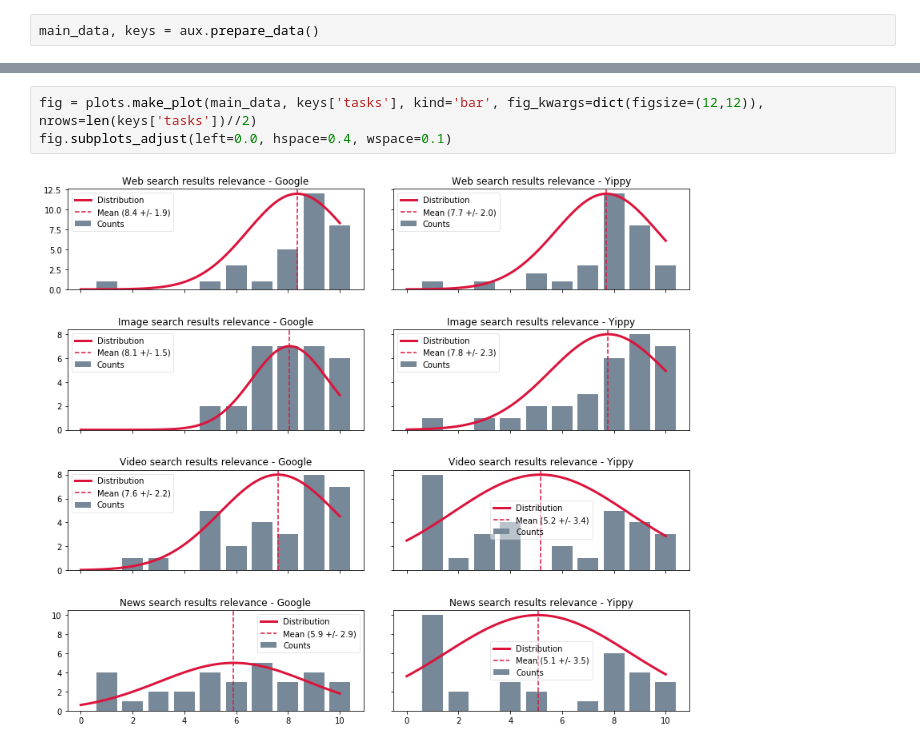
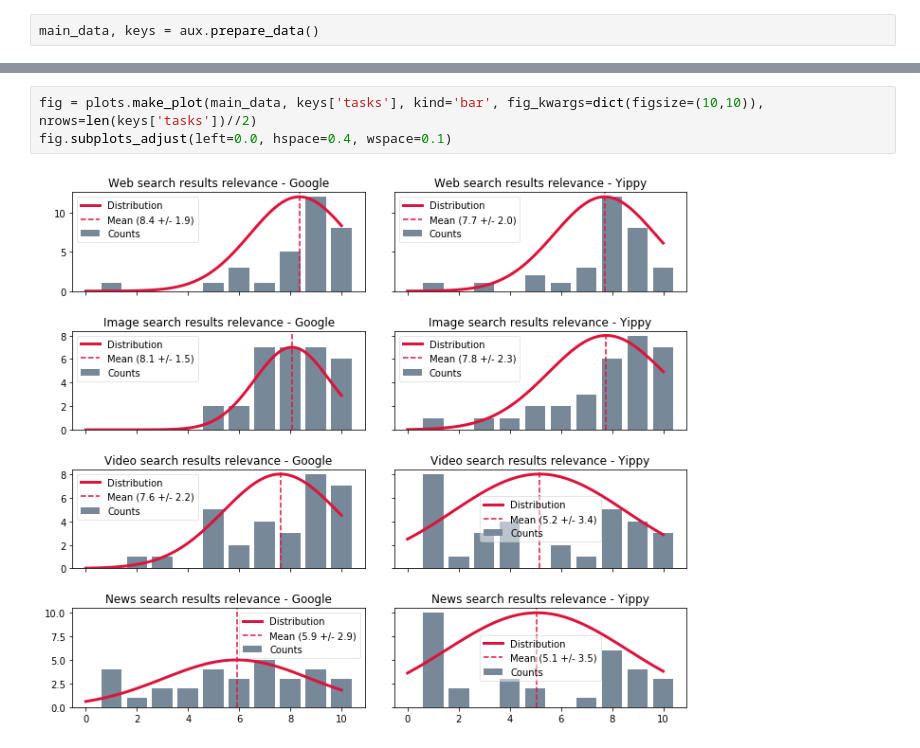
Before and after one commit to animaviridis/evaluation_of_ai, a Jupyter notebook: results_plots.ipynb, the cells around one changed output, grey strips where cells are left out. Cells and saved outputs as stored; diff of their text form.

```diff
--- a/results_plots.ipynb
+++ b/results_plots.ipynb
@@ -28,5 +51,5 @@ fig.subplots_adjust(left=0.0, hspace=0.3, wspace=0.2)
 # %%
-fig = plots.make_plot(main_data, keys['tasks'], kind='bar', fig_kwargs=dict(figsize=(12,12)), nrows=len(keys['tasks'])//2)
+fig = plots.make_plot(main_data, keys['tasks'], kind='bar', fig_kwargs=dict(figsize=(10,10)), nrows=len(keys['tasks'])//2)
 fig.subplots_adjust(left=0.0, hspace=0.4, wspace=0.1)
 # %% [output]
-[figure, old version]
+[figure, new version]
```
Also changed, not shown: parts of 5 cells of this notebook, 1 other file.
